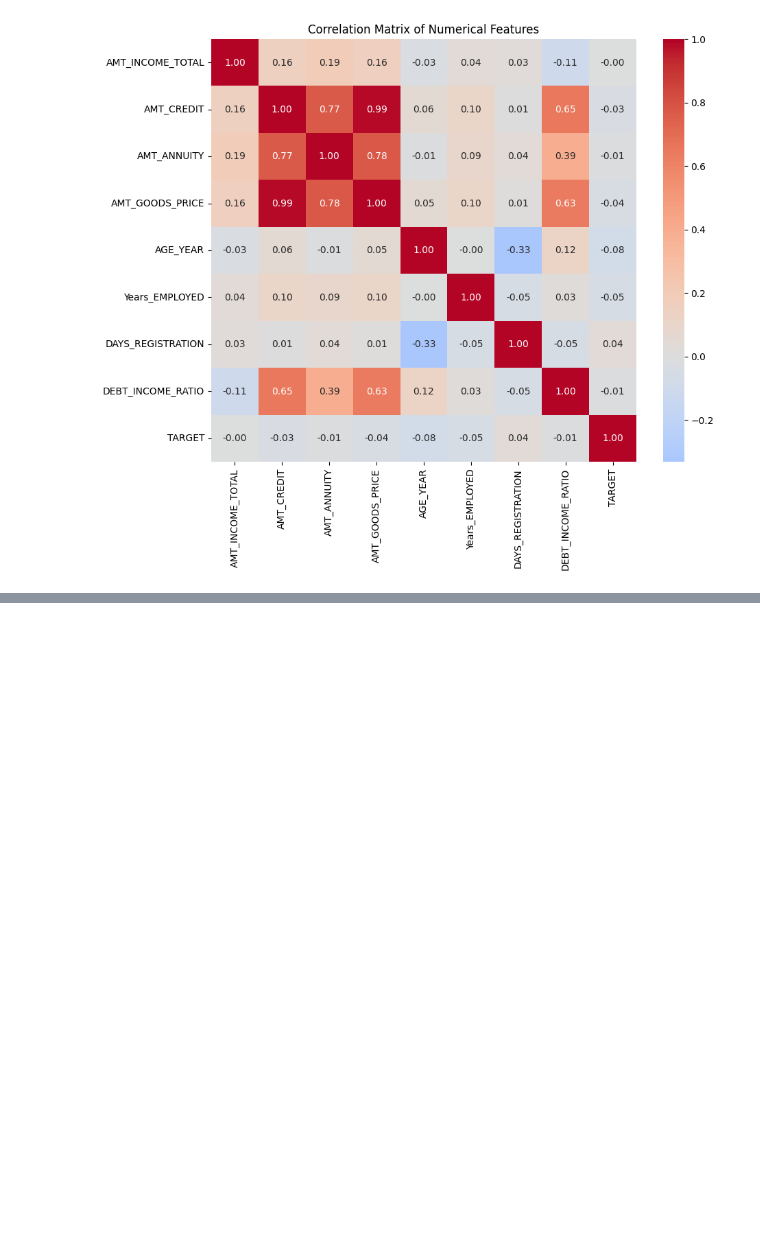
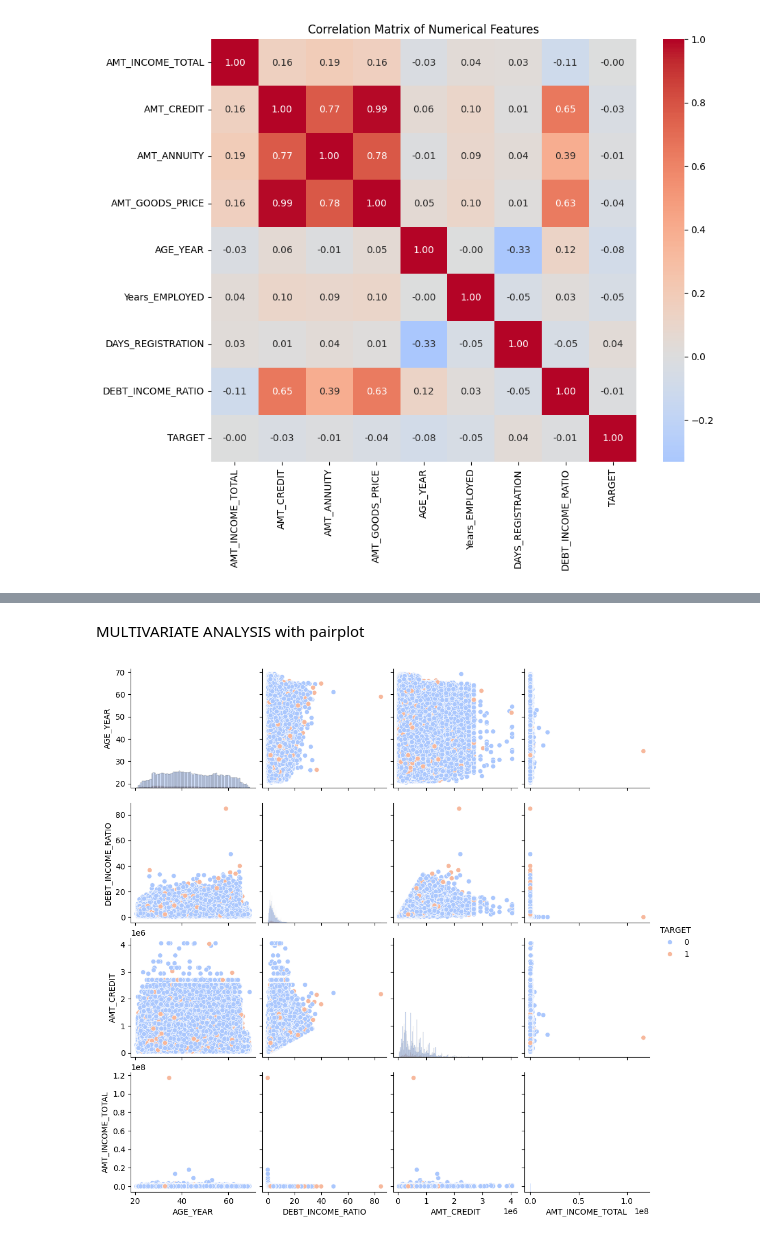
Before and after one commit to atharva3428/home-credit-analysis, a Jupyter notebook: analysis.ipynb, the cells around one changed output, grey strips where cells are left out. Drawn from its saved outputs; the diff is of its cells as text; code cells hidden in the pictures; blank space fills up the shorter version.

```diff
--- a/analysis.ipynb
+++ b/analysis.ipynb
@@ -334,0 +352,10 @@ plt.show()
+# %% [markdown]
+MULTIVARIATE ANALYSIS with pairplot
+# %%
+
+# Select numerical variables for pair plot
+variables = ['AGE_YEAR', 'DEBT_INCOME_RATIO', 'AMT_CREDIT', 'AMT_INCOME_TOTAL', 'TARGET']
+sns.pairplot(df[variables], hue='TARGET', palette='coolwarm', diag_kind='hist')
+plt.show()
+# %% [output]
+[figure, added]
```
Also changed, not shown: parts of 2 cells of this notebook.
